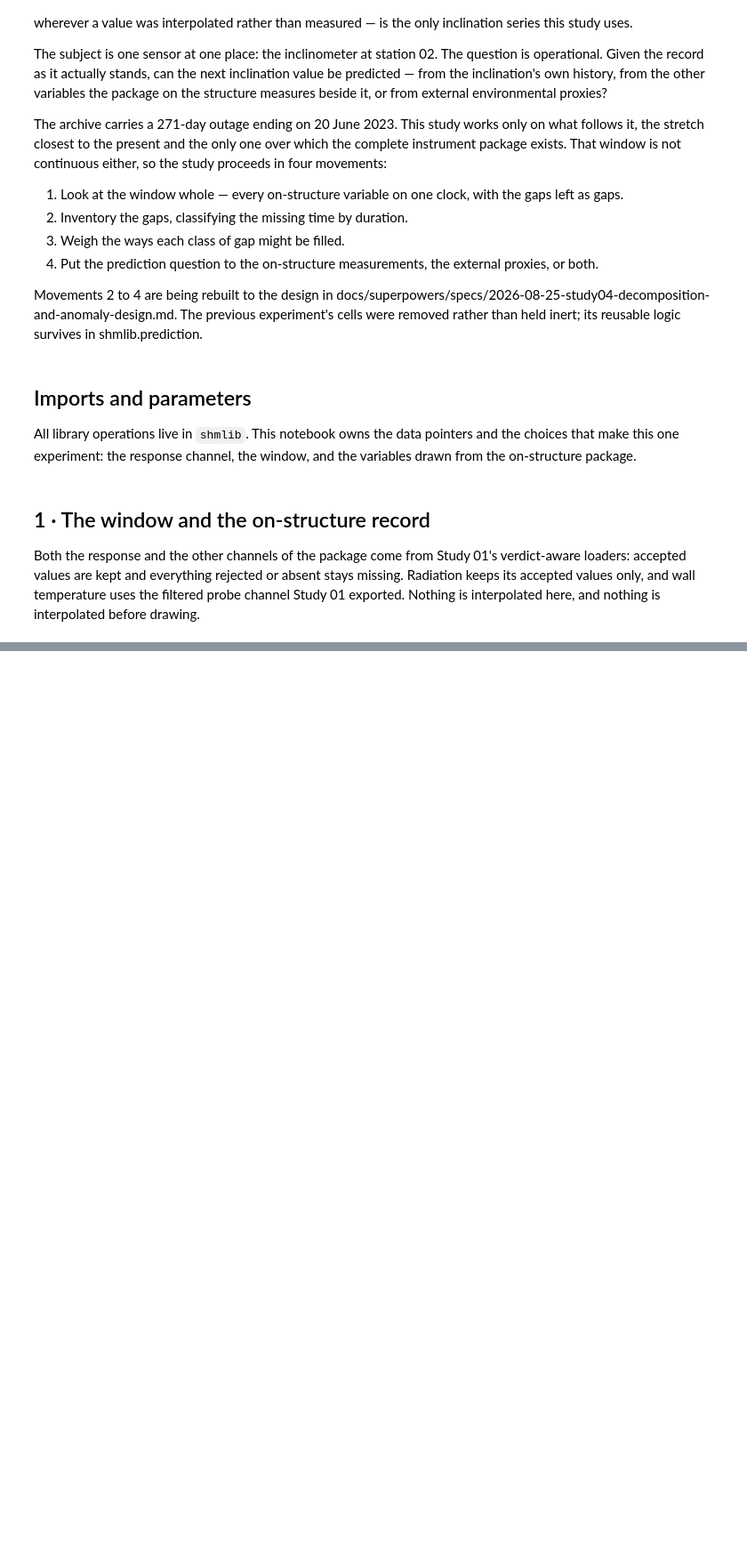
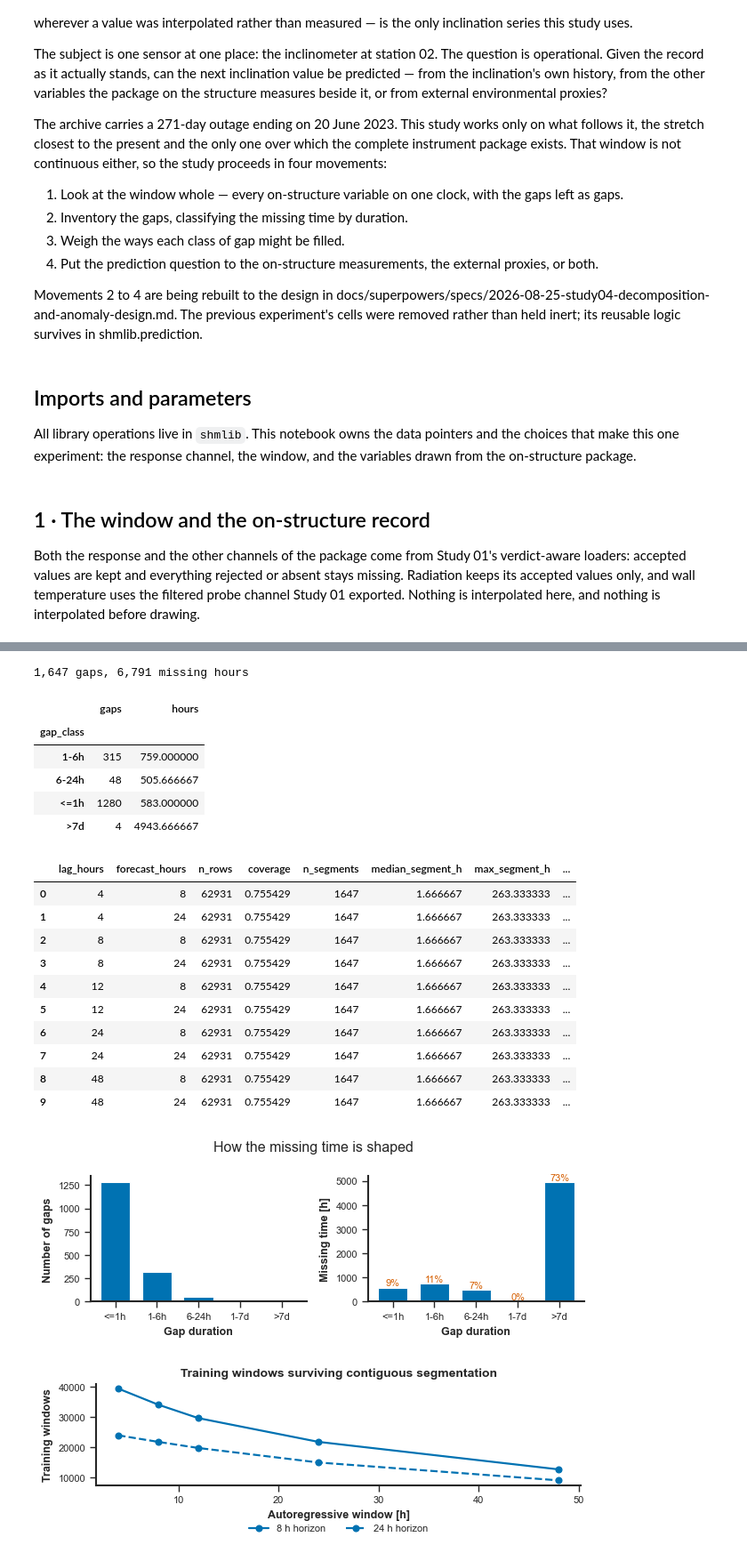
Before and after one commit to eugeniomoreira-iaud/neuralprophet-shm, a Jupyter notebook: studies/04_neuralprophet_inclination_prediction/neuralprophet_inclination_prediction_study.ipynb, the cells around one changed output, grey strips where cells are left out. Shown at 89% size. Saved outputs shown, nothing was run; the diff lists cells and outputs as text; code cells hidden in the pictures; blank space fills up the shorter version.

```diff
--- a/studies/04_neuralprophet_inclination_prediction/neuralprophet_inclination_prediction_study.ipynb
+++ b/studies/04_neuralprophet_inclination_prediction/neuralprophet_inclination_prediction_study.ipynb
@@ -151,0 +241,45 @@ plt.show()
+# %%
+gaps = prediction.gap_inventory(window[TARGET_COLUMN], freq=NATIVE_FREQ)
+print(f'{len(gaps):,} gaps, {gaps["duration_h"].sum():,.0f} missing hours')
+display(gaps.groupby('gap_class')
+        .agg(gaps=('n_slots', 'size'), hours=('duration_h', 'sum')))
+
+survival = prediction.segment_survival(
+    window.rename(columns={TARGET_COLUMN: 'y'}),
+    required=['y'] + [f'{name}_str' for name in PREDICTOR_COLUMNS],
+    lag_hours=list(SURVIVAL_LAG_HOURS),
+    forecast_hours=list(SURVIVAL_FORECAST_HOURS),
+    freq=NATIVE_FREQ)
+display(survival)
+
+gaps.to_csv(OUTPUT_DIR / 'NP_02_gap_inventory.csv', index=False)
+survival.to_csv(OUTPUT_DIR / 'NP_03_segment_survival.csv', index=False)
+
+figures.plot_gap_anatomy(
+    gaps, title='How the missing time is shaped',
+    save_path=str(OUTPUT_DIR), filename='NP_F02_gap_anatomy')
+figures.plot_segment_survival(
+    survival, title='Training windows surviving contiguous segmentation',
+    save_path=str(OUTPUT_DIR), filename='NP_F03_segment_survival')
+plt.show()
+# %% [output]
+1,647 gaps, 6,791 missing hours
+|  | gaps | hours |
+| gap_class |  |  |
+| 1-6h | 315 | 759.000000 |
+| 6-24h | 48 | 505.666667 |
+| <=1h | 1280 | 583.000000 |
+| >7d | 4 | 4943.666667 |
+|  | lag_hours | forecast_hours | n_rows | coverage | n_segments | median_segment_h | max_segment_h | ... |
+| 0 | 4 | 8 | 62931 | 0.755429 | 1647 | 1.666667 | 263.333333 | ... |
+| 1 | 4 | 24 | 62931 | 0.755429 | 1647 | 1.666667 | 263.333333 | ... |
+| 2 | 8 | 8 | 62931 | 0.755429 | 1647 | 1.666667 | 263.333333 | ... |
+| 3 | 8 | 24 | 62931 | 0.755429 | 1647 | 1.666667 | 263.333333 | ... |
+| 4 | 12 | 8 | 62931 | 0.755429 | 1647 | 1.666667 | 263.333333 | ... |
+| 5 | 12 | 24 | 62931 | 0.755429 | 1647 | 1.666667 | 263.333333 | ... |
+| 6 | 24 | 8 | 62931 | 0.755429 | 1647 | 1.666667 | 263.333333 | ... |
+| 7 | 24 | 24 | 62931 | 0.755429 | 1647 | 1.666667 | 263.333333 | ... |
+| 8 | 48 | 8 | 62931 | 0.755429 | 1647 | 1.666667 | 263.333333 | ... |
+| 9 | 48 | 24 | 62931 | 0.755429 | 1647 | 1.666667 | 263.333333 | ... |
+[figure, added]
+[figure, added]
```
Also changed, not shown: parts of 7 cells of this notebook, 1 other file.
